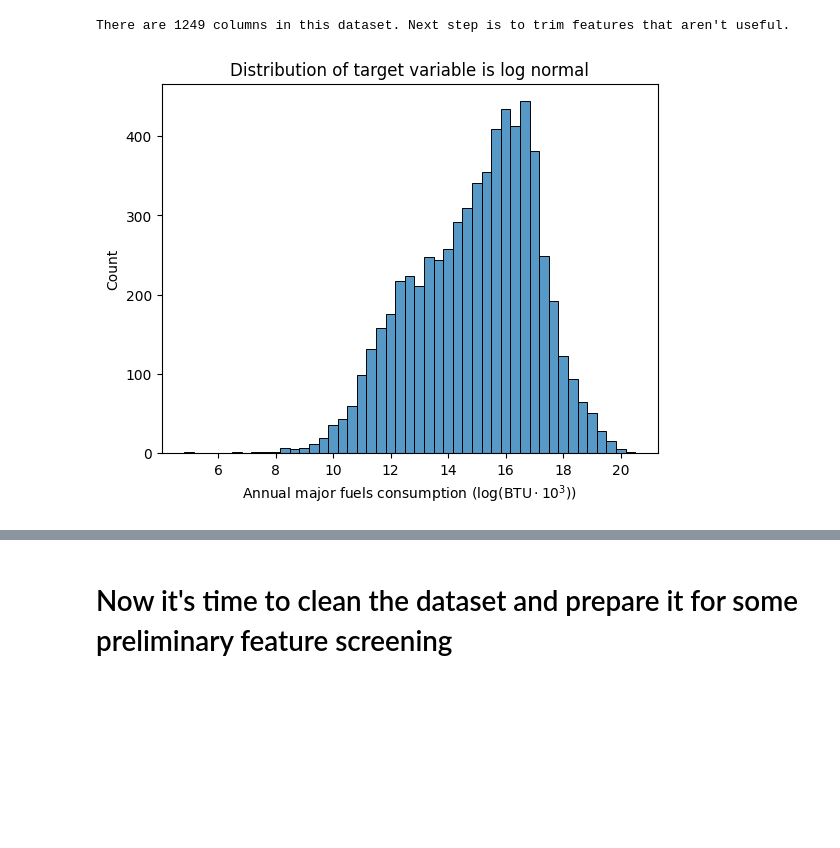
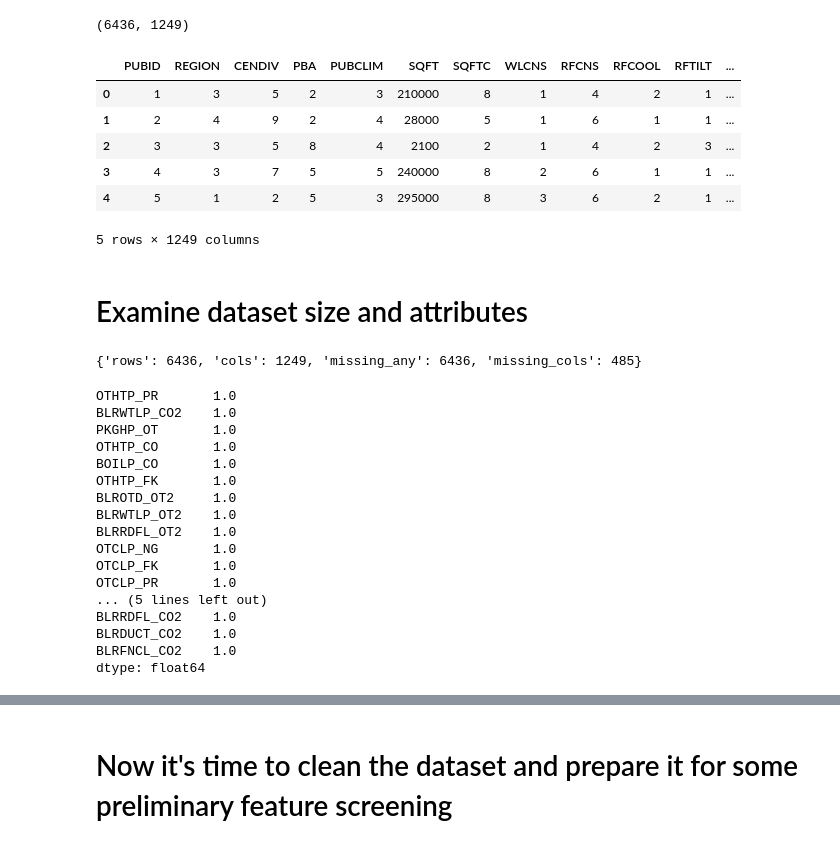
Before and after one commit to dgorin1/CBECS_portfolio, a Jupyter notebook: notebooks/01_eda.ipynb, the cells around one changed output, grey strips where cells are left out. Drawn from its saved outputs; the diff is of its cells as text; code cells hidden in the pictures; blank space fills up the shorter version.

```diff
--- a/notebooks/01_eda.ipynb
+++ b/notebooks/01_eda.ipynb
@@ -47,10 +49,44 @@ Text(0, 0.5, 'Count')
-# %%
-# Clearly the target variable is not normally distributed. Check to see if log-normal.
-sns.histplot(np.log(df["MFBTU"]))
-plt.xlabel(r"Annual major fuels consumption ($\log(\text{BTU}\cdot10^{3}$))")
-plt.ylabel("Count")
-plt.title("Distribution of target variable is log normal")
-print(f"There are {df.shape[1]} columns in this dataset. Next step is to trim features that aren't useful.")
-# %% [output]
-There are 1249 columns in this dataset. Next step is to trim features that aren't useful.
-[figure, removed]
+# %%
+df = pd.read_csv(RAW_DIR / "cbecs_2018_microdata.csv")
+print(df.shape)  # rows, columns
+df.head(5)
+# %% [output]
+(6436, 1249)
+|  | PUBID | REGION | CENDIV | PBA | PUBCLIM | SQFT | SQFTC | WLCNS | RFCNS | RFCOOL | RFTILT | ... |
+| 0 | 1 | 3 | 5 | 2 | 3 | 210000 | 8 | 1 | 4 | 2 | 1 | ... |
+| 1 | 2 | 4 | 9 | 2 | 4 | 28000 | 5 | 1 | 6 | 1 | 1 | ... |
+| 2 | 3 | 3 | 5 | 8 | 4 | 2100 | 2 | 1 | 4 | 2 | 3 | ... |
+| 3 | 4 | 3 | 7 | 5 | 5 | 240000 | 8 | 2 | 6 | 1 | 1 | ... |
+| 4 | 5 | 1 | 2 | 5 | 3 | 295000 | 8 | 3 | 6 | 2 | 1 | ... |
+5 rows × 1249 columns
+# %% [markdown]
+# Examine dataset size and attributes
+# %%
+details = {
+    "rows": len(df),
+    "cols": df.shape[1],
+    "missing_any": int(df.isna().any(axis=1).sum()),
+    "missing_cols": int((df.isna().mean()>0).sum()),
+}
+print(details)
+df.dtypes.value_counts()
+df.isna().mean().sort_values(ascending=False).head(20).pipe(display)
+# %% [output]
+{'rows': 6436, 'cols': 1249, 'missing_any': 6436, 'missing_cols': 485}
+OTHTP_PR       1.0
+BLRWTLP_CO2    1.0
+PKGHP_OT       1.0
+OTHTP_CO       1.0
+BOILP_CO       1.0
+OTHTP_FK       1.0
+BLROTD_OT2     1.0
+BLRWTLP_OT2    1.0
+BLRRDFL_OT2    1.0
+OTCLP_NG       1.0
+OTCLP_FK       1.0
+OTCLP_PR       1.0
+... (5 lines left out)
+BLRRDFL_CO2    1.0
+BLRDUCT_CO2    1.0
+BLRFNCL_CO2    1.0
+dtype: float64
```
Also changed, not shown: parts of 25 cells of this notebook, 1 other file.
